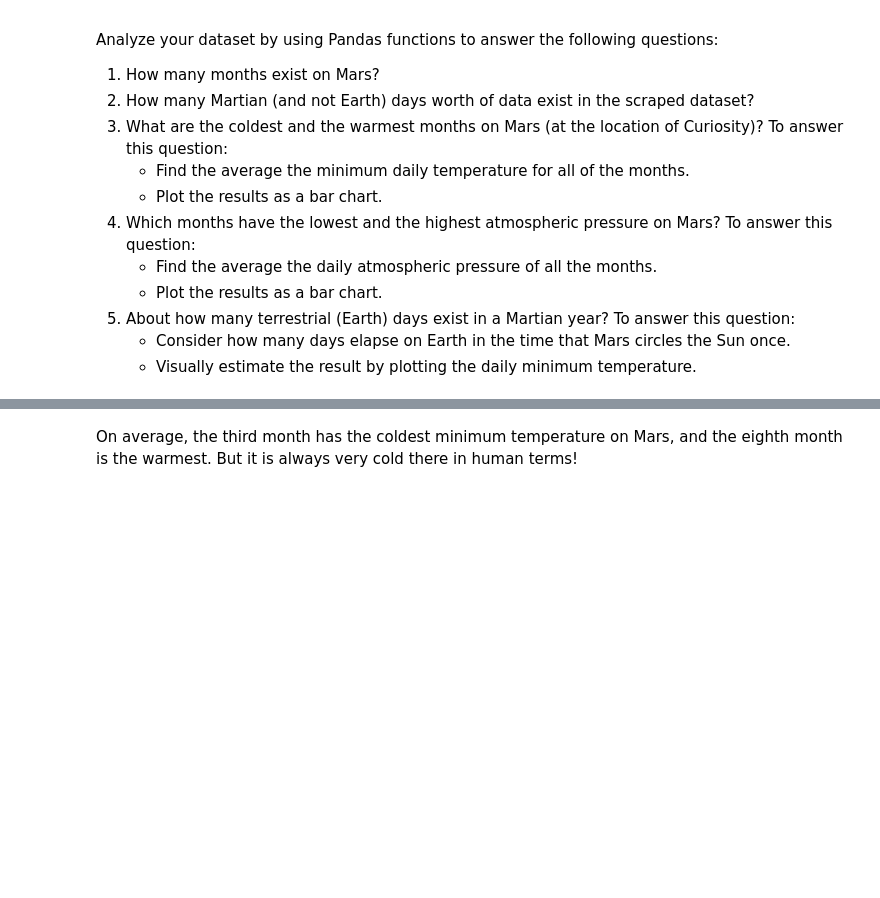
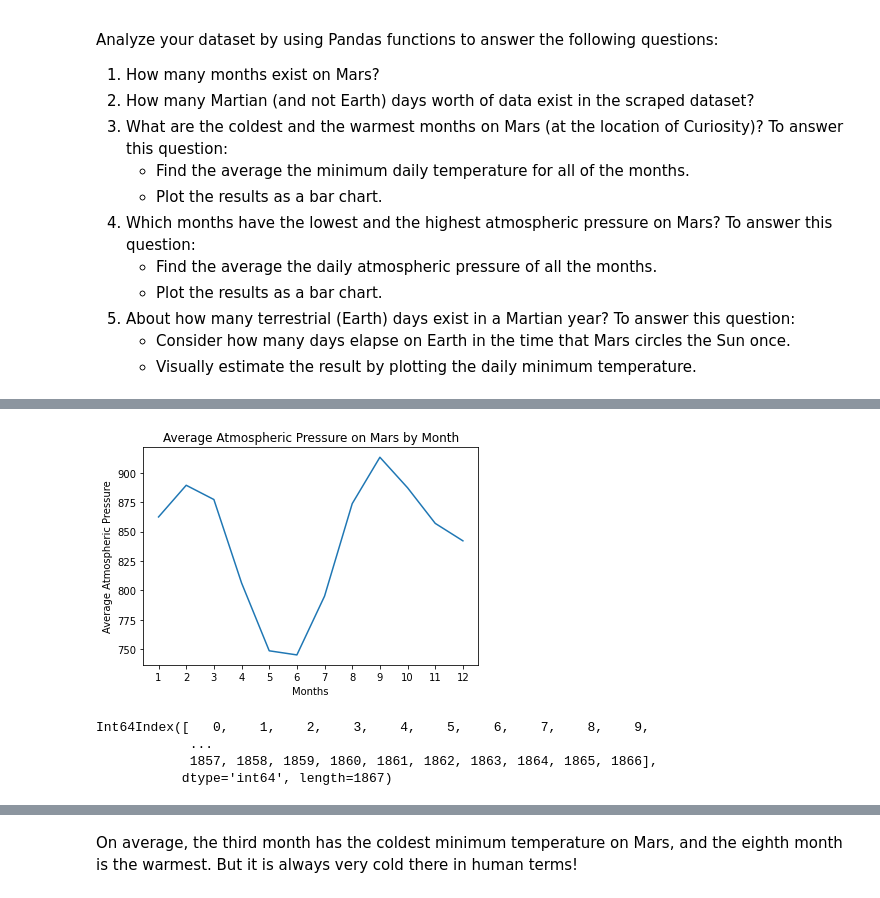
Before and after one commit to elsafig/web-scraping-repo, a Jupyter notebook: Starter_Code/part_2_mars_weather.ipynb, the cells around one changed output, grey strips where cells are left out. Drawn from its saved outputs; the diff is of its cells as text; code cells hidden in the pictures; blank space fills up the shorter version.

```diff
--- a/Starter_Code/part_2_mars_weather.ipynb
+++ b/Starter_Code/part_2_mars_weather.ipynb
@@ -139,3 +188,5 @@ Analyze your dataset by using Pandas functions to answer the following questions
 # Identify the coldest and hottest months in Curiosity's location
 # %%
 # 4. Average pressure by Martian month
+avg_pres = mars_data.groupby('month')['pressure'].mean()
+avg_pres
@@ -144,2 +208,24 @@ Analyze your dataset by using Pandas functions to answer the following questions
+# %%
+# Plot the average pressure by month
+#get values ready for plotting
+months = avg_pres.keys()
+at_pres = avg_pres.values
+
+#graph build and display
+plt.plot(months, at_pres)
+plt.title("Average Atmospheric Pressure on Mars by Month")
+plt.xlabel("Months")
+plt.xticks(months)
+plt.ylabel("Average Atmospheric Pressure")
+plt.show()
+# %% [output]
+[figure, added]
+# %%
+mars_data['terrestrial_date'].keys()
+# %% [output]
+Int64Index([   0,    1,    2,    3,    4,    5,    6,    7,    8,    9,
+            ...
+            1857, 1858, 1859, 1860, 1861, 1862, 1863, 1864, 1865, 1866],
+           dtype='int64', length=1867)
 # %%
 # 5. How many terrestrial (earth) days are there in a Martian year?
```
Also changed, not shown: parts of 15 cells of this notebook, 1 other file.
